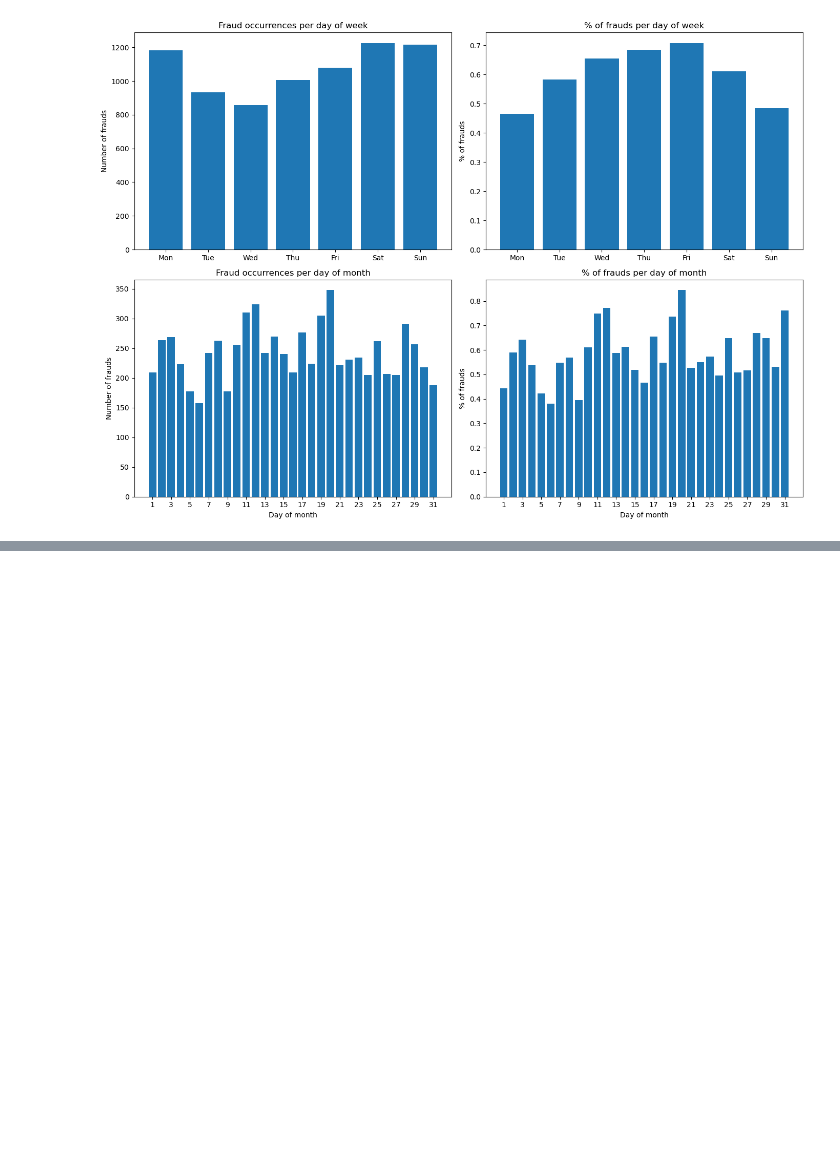
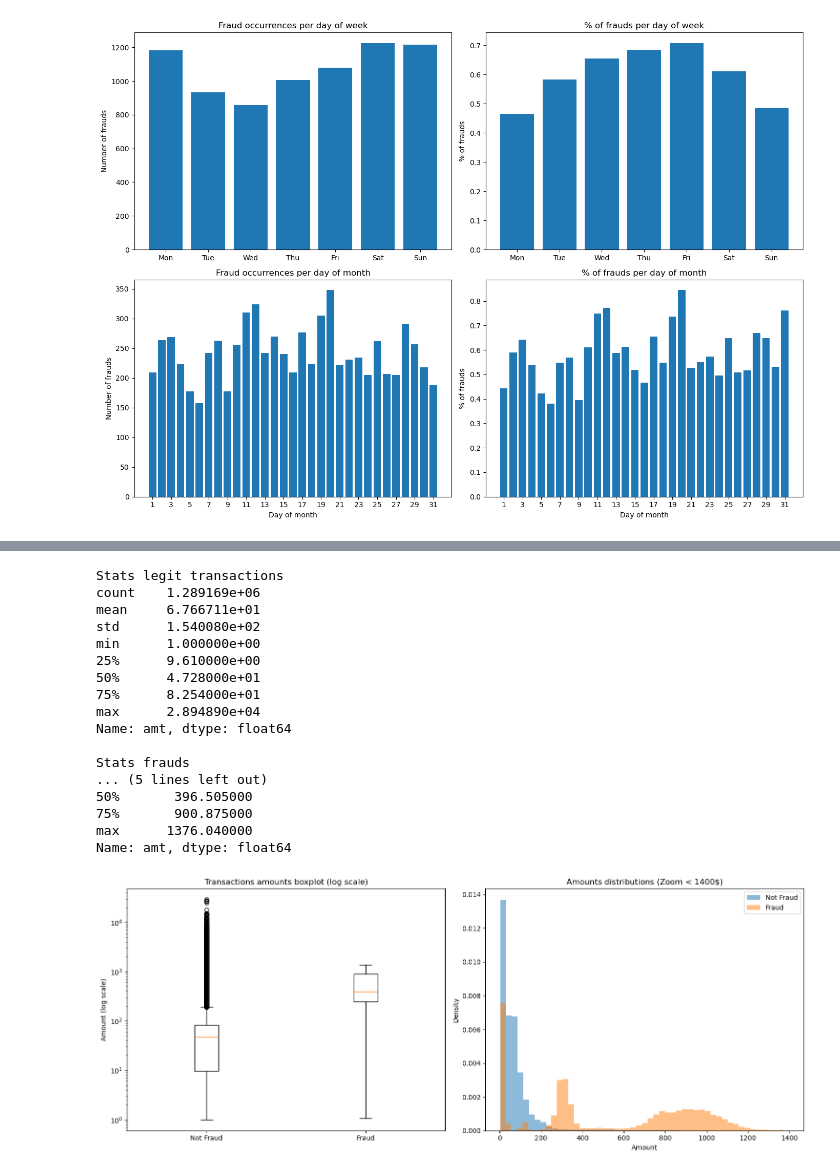
Before and after one commit to giorgiozoccatelli/Fraud-Detection, a Jupyter notebook: creditfraud.ipynb, the cells around one changed output, grey strips where cells are left out. Cells and saved outputs as stored; diff of their text form; code cells hidden in the pictures; blank space fills up the shorter version.

```diff
--- a/creditfraud.ipynb
+++ b/creditfraud.ipynb
@@ -136,0 +157,41 @@ plt.show()
+# %%
+print("Stats legit transactions")
+print(df[df['is_fraud'] == 0]['amt'].describe())
+print("\nStats frauds")
+print(df[df['is_fraud'] == 1]['amt'].describe())
+
+fig, ax = plt.subplots(ncols=2, figsize=(15, 6))
+
+ax[0].boxplot([df[df["is_fraud"]==0]["amt"], df[df["is_fraud"]==1]["amt"]], tick_labels=["Not Fraud", "Fraud"])
+ax[0].set_yscale("log")
+ax[0].set_ylabel("Amount (log scale)")
+ax[0].set_title("Transactions amounts boxplot (log scale)")
+
+ax[1].hist(df[(df["is_fraud"]==0) & (df["amt"] < 1400)]["amt"], bins=50, alpha=0.5, label="Not Fraud", density=True)
+ax[1].hist(df[(df["is_fraud"]==1) & (df["amt"] < 1400)]["amt"], bins=50, alpha=0.5, label="Fraud", density=True)
+ax[1].set_xlabel("Amount")
+ax[1].set_ylabel("Density")
+ax[1].set_title("Amounts distributions (Zoom < 1400$)")
+ax[1].legend()
+
+plt.tight_layout()
+plt.show()
+# %% [output]
+Stats legit transactions
+count    1.289169e+06
+mean     6.766711e+01
+std      1.540080e+02
+min      1.000000e+00
+25%      9.610000e+00
+50%      4.728000e+01
+75%      8.254000e+01
+max      2.894890e+04
+Name: amt, dtype: float64
+
+Stats frauds
+... (5 lines left out)
+50%       396.505000
+75%       900.875000
+max      1376.040000
+Name: amt, dtype: float64
+[figure, added]
```
Also changed, not shown: parts of 1 cell of this notebook.
